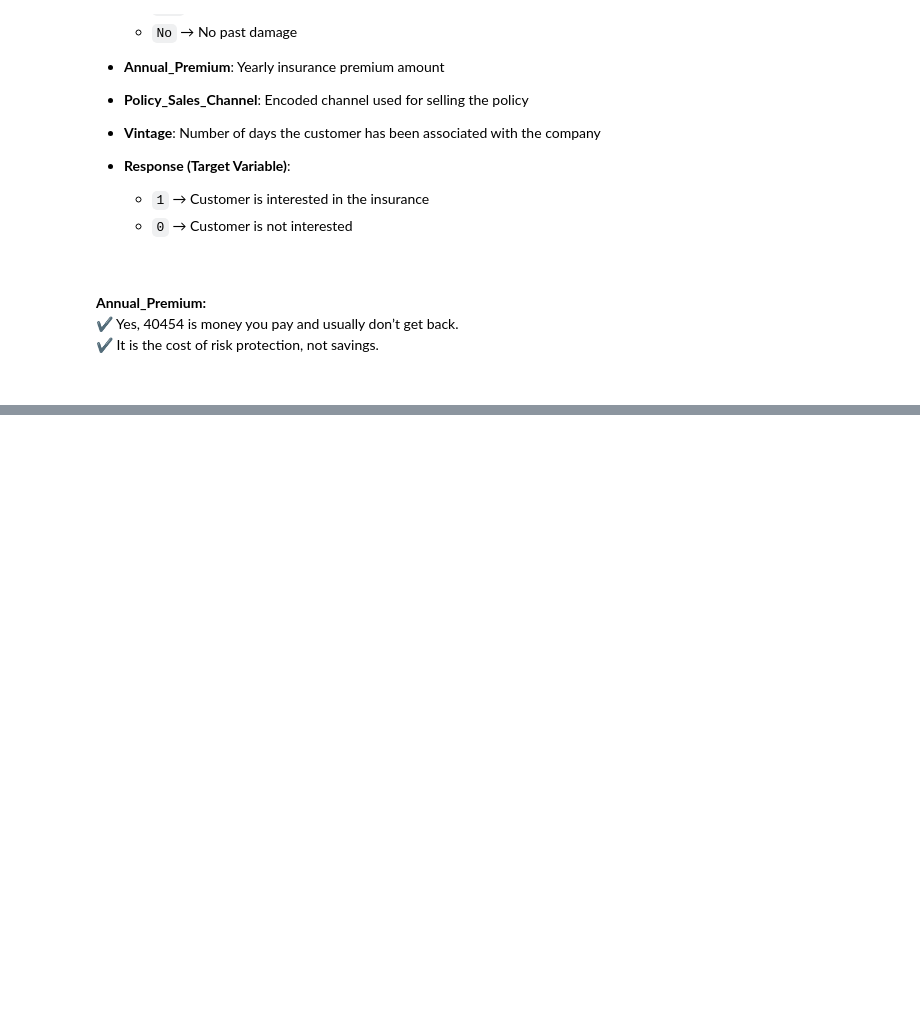
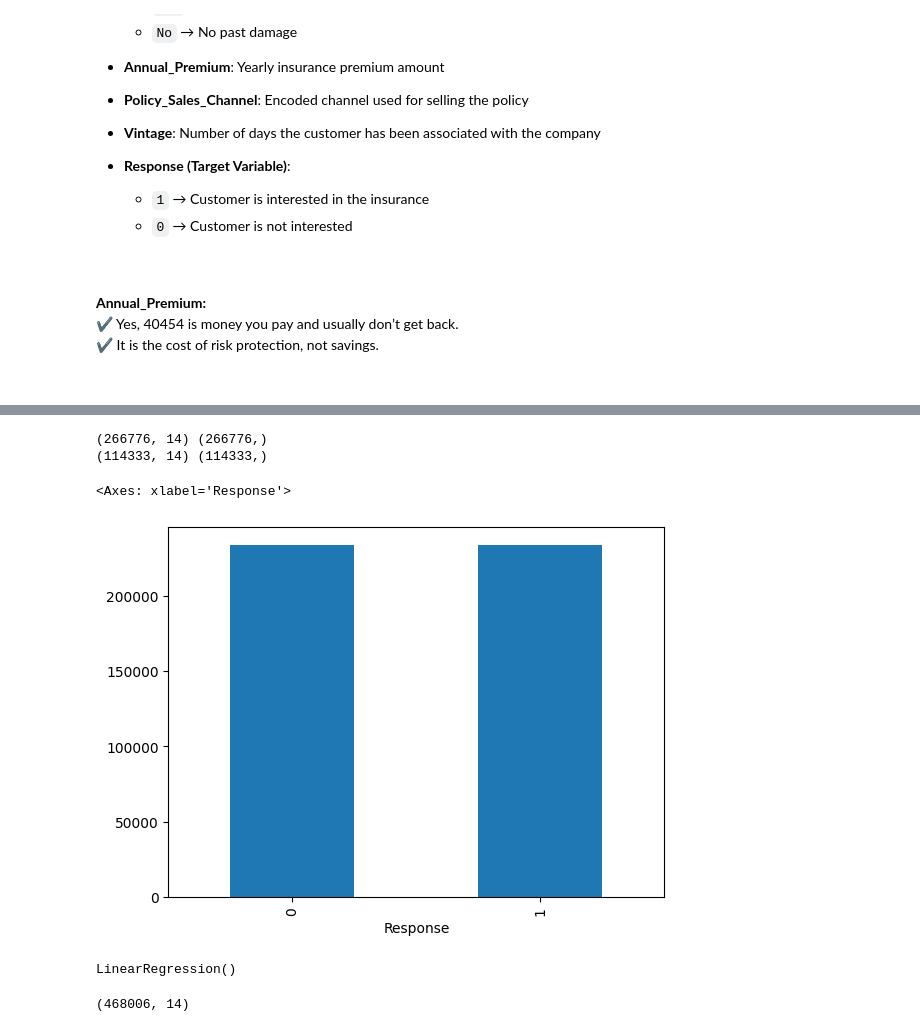
Before and after one commit to yasin-arafat-05/vehicle_insurance_end_2_end_project, a Jupyter notebook: notebook/exp_notebook.ipynb, the cells around one changed output, grey strips where cells are left out. Drawn from its saved outputs; the diff is of its cells as text; code cells hidden in the pictures; blank space fills up the shorter version.

```diff
--- a/notebook/exp_notebook.ipynb
+++ b/notebook/exp_notebook.ipynb
@@ -59,0 +252,12 @@ df.head(2)
+# %%
+
+# age handle: (Best For Normalization)
+age_scaler = MinMaxScaler()
+age_scaler.fit(df_final[["Age"]])
+df_final["Age"] = age_scaler.fit_transform(df_final[["Age"]])
+# %%
+
+# vintage:
+vintage_scaler = StandardScaler()
+vintage_scaler.fit(df_final[["Vintage"]])
+df_final["Vintage"] = vintage_scaler.fit_transform(df_final[["Vintage"]])
@@ -59,0 +274,32 @@ df.head(2)
+# %%
+
+
+# our target column is response and it's a unbalaced Target
+X_train,X_test,y_train,y_test = train_test_split(df_final.drop(columns=["Response"]),
+                                                 df_final["Response"],
+                                                 test_size=0.3,random_state=3)
+# %%
+
+
+print(X_train.shape,y_train.shape)
+print(X_test.shape,y_test.shape)
+# %% [output]
+(266776, 14) (266776,)
+(114333, 14) (114333,)
+# %%
+
+# knn=n_keighbor=root_over(neighbour_number)
+smote = SMOTE(k_neighbors=5, random_state=42)
+X_train_res, y_train_res = smote.fit_resample(X_train, y_train)
+# %%
+
+y_train_res.reset_index()["Response"].value_counts().plot(kind="bar")
+# %% [output]
+<Axes: xlabel='Response'>
+[figure, added]
+# %%
+
+lr = LinearRegression()
+lr.fit(X_train,y_train)
+# %% [output]
+LinearRegression()
@@ -59,0 +346,4 @@ df.head(2)
+# %%
+X_train_res.shape
+# %% [output]
+(468006, 14)
```
Also changed, not shown: parts of 53 cells of this notebook, 9 other files.
